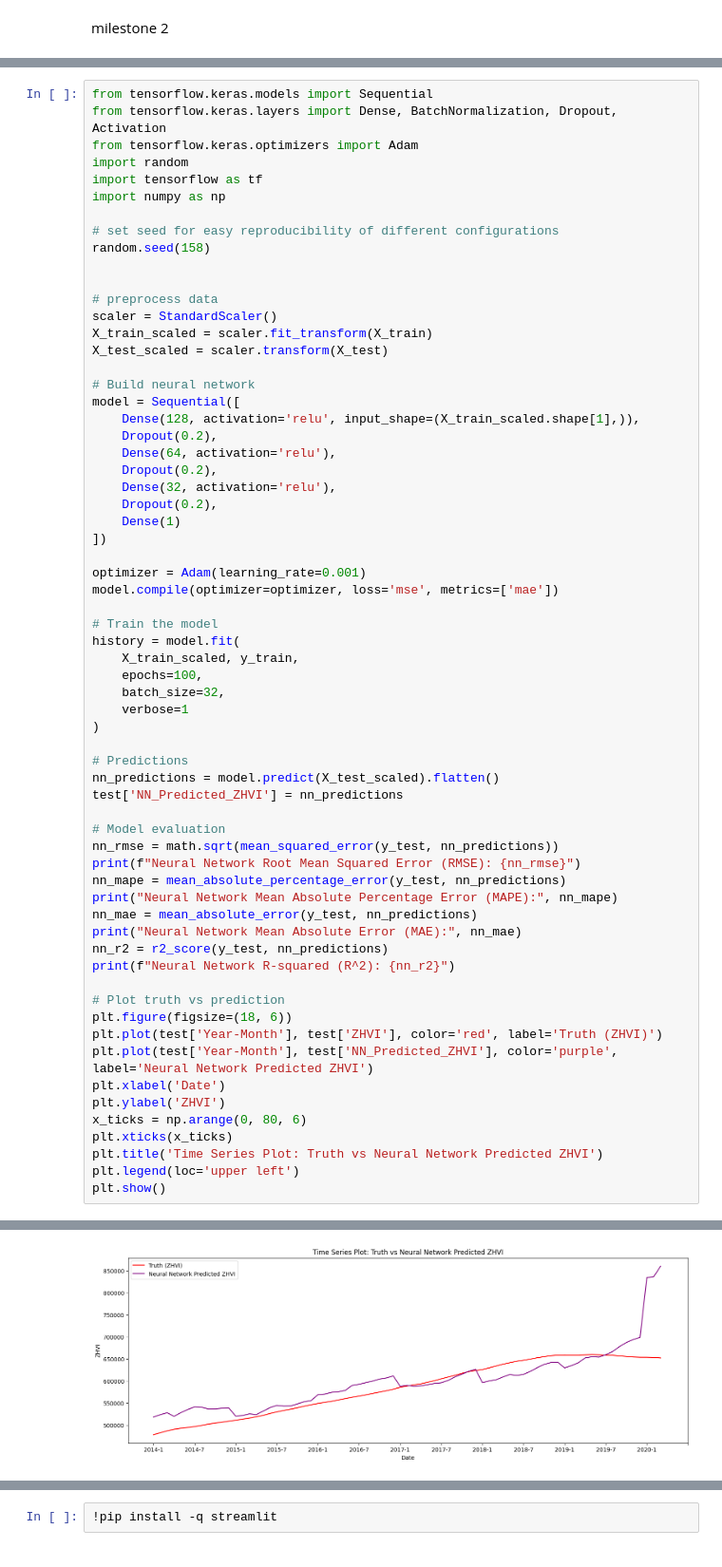
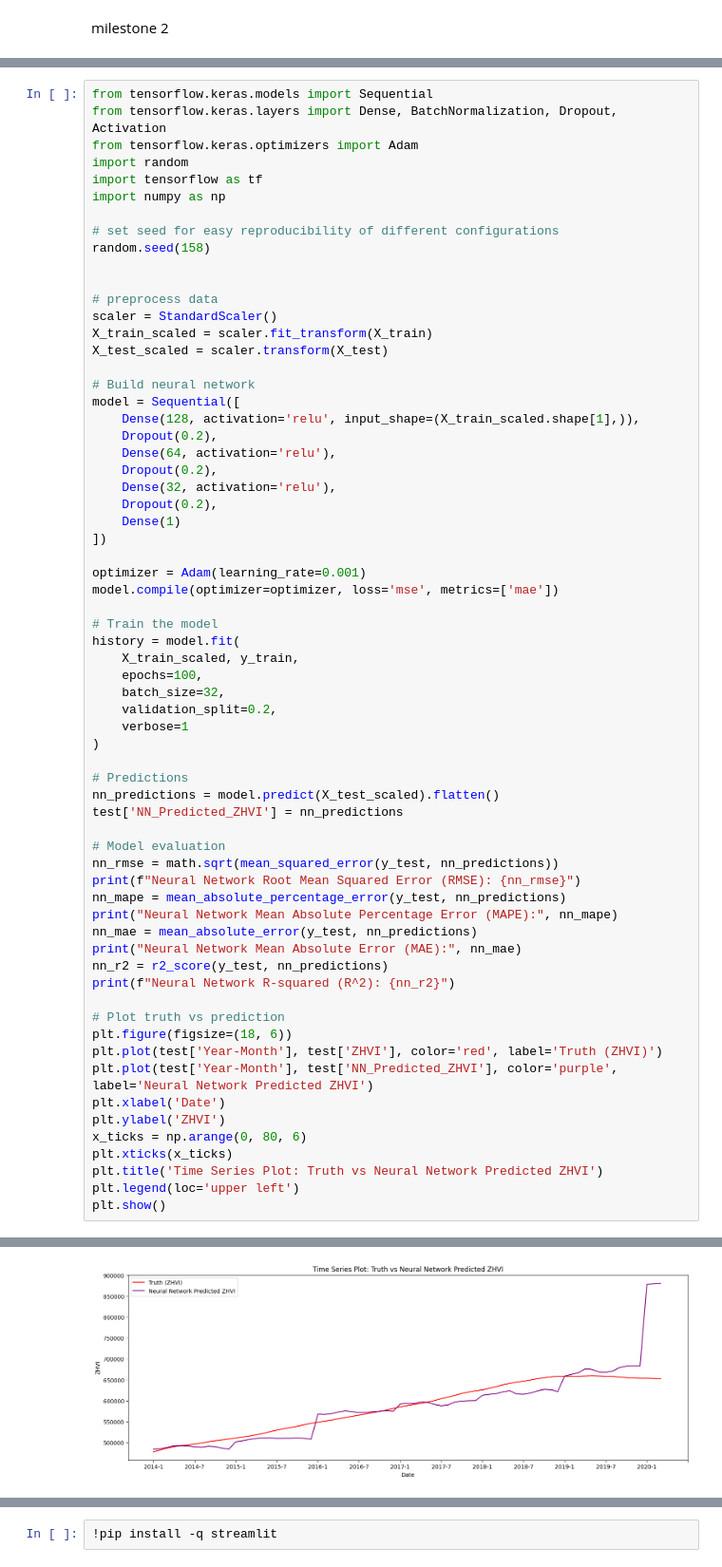
Before and after one commit to ngk324/DSCI441_Project_House_Price_Prediction, a Jupyter notebook: DSCI441_Project.ipynb, the cells around one changed output, grey strips where cells are left out. Shown at 95% size. Drawn from its saved outputs; the diff is of its cells as text.

```diff
--- a/DSCI441_Project.ipynb
+++ b/DSCI441_Project.ipynb
@@ -996,6 +1177,7 @@ history = model.fit(
     X_train_scaled, y_train,
     epochs=100,
     batch_size=32,
+    validation_split=0.2,
     verbose=1
 )
 
@@ -1045,4 +1227,4 @@ Neural Network R-squared (R^2): 0.44695915217866744
-[figure, old version]
+[figure, new version]
 # %%
 # Combined Model Comparison Plot
 plt.figure(figsize=(18, 6))
```
Also changed, not shown: parts of 10 cells of this notebook, 1 other file.
